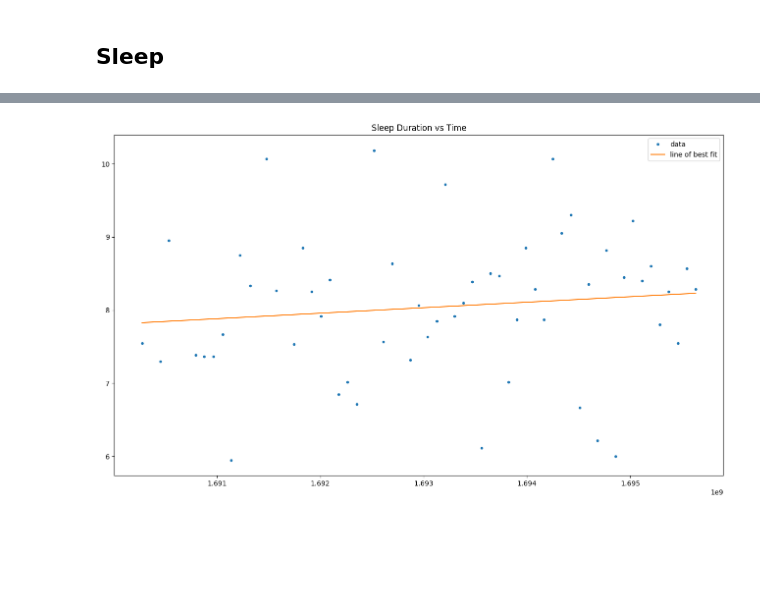
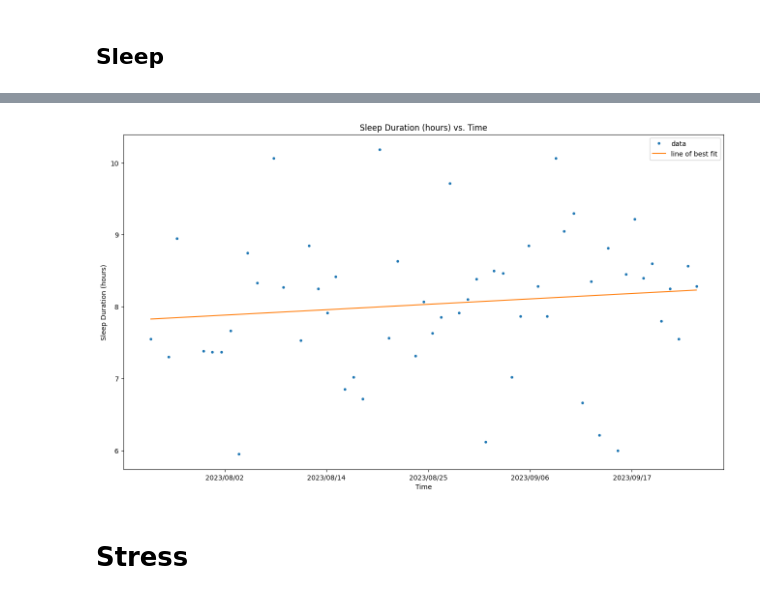
Before and after one commit to MattHandzel/HealthDataAnalysis, a Jupyter notebook: main.ipynb, the cells around one changed output, grey strips where cells are left out. Saved outputs shown, nothing was run; the diff lists cells and outputs as text; code cells hidden in the pictures; blank space fills up the shorter version.

Commit message:
made it so that graphing functions are more abstract

```diff
--- a/main.ipynb
+++ b/main.ipynb
@@ -64,7 +69,7 @@ import time
 def convert_time_since_last_epoch_to_date(time_since_last_epoch):
     time_struct = time.localtime(time_since_last_epoch)
     datetime_obj = datetime.fromtimestamp(time.mktime(time_struct))
-    return datetime_obj.strftime("%y/%m/%d")
+    return datetime_obj.strftime("%Y/%m/%d")
 
 def convert_snake_case_to_pascal_case(snake_case_string):
     return "".join([word.capitalize() for word in snake_case_string.split("_")])
@@ -73,3 +78,32 @@ def convert_datetime_to_time_since_last_epoch(formatted_time):
     time_struct = time.strptime(formatted_time, "%Y-%m-%d %H:%M:%S.%f")
     datetime_obj = datetime.fromtimestamp(time.mktime(time_struct))
     return datetime_obj.timestamp()
+def apply_conversion_to_muliple_columns(dataframe, column_names, conversion: float):
+    if type(conversion) == list:
+        raise Exception("muliptle conversions not implemented yet")
+
+    for column in column_names:
+        dataframe[column] = dataframe[column].apply(lambda x: float(x) * conversion)
+    return dataframe
+
+def convert_time_since_last_epoch_x_axis_to_date(ax):
+  labels = ax.get_xticklabels()
+  # Define the new x-axis tick labels
+  new_labels = [convert_time_since_last_epoch_to_date(float(label.get_text()) * 1e9) for label in labels]
+
+  # Set the new x-axis tick labels
+  ax.set_xticklabels(new_labels)
+
+def remove_columns(dataframe, columns):
+  return dataframe.drop(columns=columns)
+
+weekday_int_to_day = ["Monday", "Tuesday", "Wednesday", "Thursday", "Friday", "Saturday", "Sunday"]
+def convert_datetime_to_weekday(dataframe, column_name, weekday_int_to_day = False):
+  if(weekday_int_to_day):
+    dataframe["day_of_the_week"] = dataframe[column_name].apply(lambda x: weekday_int_to_day[datetime.fromtimestamp(x).weekday()])
+  else:
+    dataframe["day_of_the_week"] = dataframe[column_name].apply(lambda x: datetime.fromtimestamp(x).weekday())
+  return dataframe
+
+def to_snake_case(string):
+  return "_".join(string.split(" ")).lower()
@@ -221,25 +247,32 @@ NameError: name 'pd' is not defined
 # %%
 # See how my sleep is changing
 
 def plot_scatter(dataframe, x_axis_column_name, y_axis_column_name):
   dataframe.plot.scatter(x=x_axis_column_name, y=y_axis_column_name)
   plt.show()
 
 
 # Plot the line of best fit for the data
-def plot_line_of_best_fit(dataframe, x_axis_column_name, y_axis_column_name):
+def plot_line_of_best_fit(dataframe, x_axis_column_name, y_axis_column_name, title, x_axis_label, y_axis_label, image_name = "line_of_best_fit.png"):
+  if(image_name == "line_of_best_fit.png"):
+    image_name = image_name.replace(".png", "_for_") + to_snake_case(title) + ".png"
   x = dataframe[x_axis_column_name]
   y = dataframe[y_axis_column_name]
   m, b = np.polyfit(x, y, 1)
   fig, ax = plt.subplots(figsize=(16, 9))
-  ax.set_title("Sleep Duration vs Time")
+  ax.set_title(title)
+  ax.set_xlabel(x_axis_label)
+  ax.set_ylabel(y_axis_label)
   ax.plot(x, y, '.', label="data")
   ax.plot(x, m*x + b, '-', label="line of best fit")
+  convert_time_since_last_epoch_x_axis_to_date(ax)
   ax.legend()
-  plt.savefig("./figs/sleep_duration_vs_time_plot.png")
+  plt.savefig(f"./figs/{image_name}")
   plt.show()
 
 # plot_scatter(sleep, "com.samsung.health.sleep.start_time","sleep_duration")
-plot_line_of_best_fit(sleep[sleep["sleep_duration"] > 5], "start_time","sleep_duration")
+plot_line_of_best_fit(sleep[sleep["sleep_duration"] > 5], "start_time","sleep_duration", "Sleep Duration (hours) vs. Time", "Time", "Sleep Duration (hours)")
 # %% [output]
-[figure, old version]
+[figure, new version]
+# %% [markdown]
+# Stress
```
Also changed, not shown: parts of 14 cells of this notebook, 4 other files.
